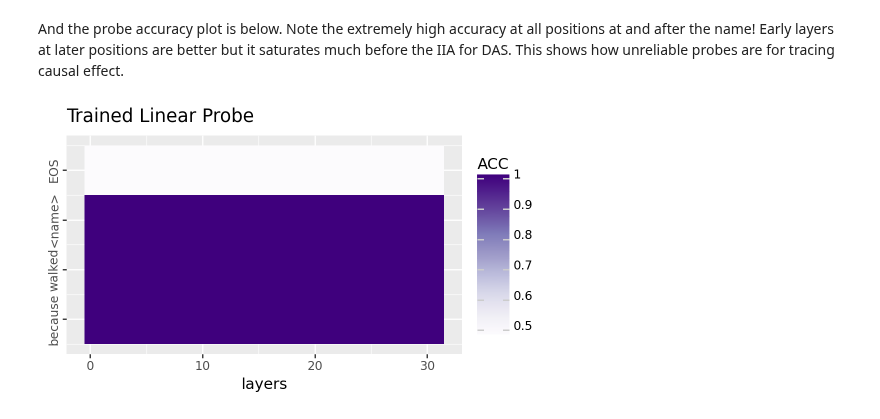
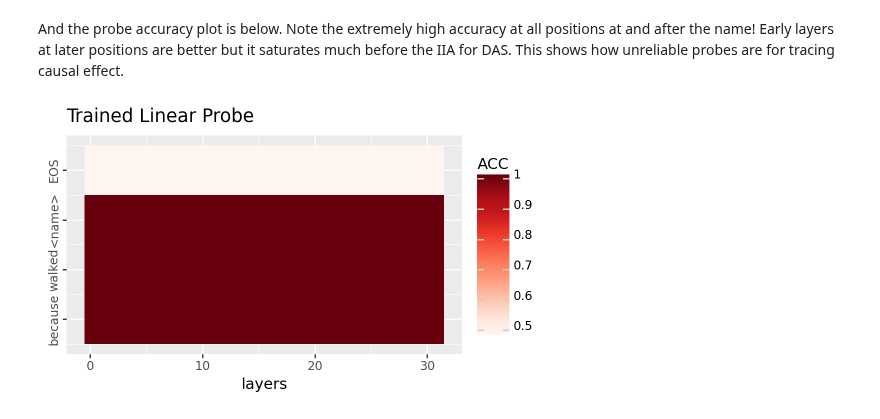
Before and after one commit to stanfordnlp/pyvene, a Jupyter notebook: tutorials/advanced_tutorials/Probing_Gender.ipynb, the cells around one changed output. Cells and saved outputs as stored; diff of their text form; code cells hidden in the pictures.

Commit message:
[Minor] Correcting the color of the plot

```diff
--- a/tutorials/advanced_tutorials/Probing_Gender.ipynb
+++ b/tutorials/advanced_tutorials/Probing_Gender.ipynb
@@ -644,27 +644,27 @@ And the probe accuracy plot is below. Note the extremely high accuracy at all po
 # %%
 df = pd.read_csv(f"./tutorial_data/pyvene_gender_probe.csv")
 df["layer"] = df["layer"].astype(int)
 df["pos"] = df["position"].astype(int)
 df["ACC"] = df["acc"].astype(float)
 
 custom_labels = ["EOS", "<name>", "walked", "because"]
 breaks = [0, 1, 2, 3]
 
 plot = (
     ggplot(df, aes(x="layer", y="pos"))
 
     + geom_tile(aes(fill="ACC"))
-    + scale_fill_cmap("Purples") + xlab("layers")
+    + scale_fill_cmap("Reds") + xlab("layers")
     + scale_y_reverse(
         limits = (-0.5, 3.5),
         breaks=breaks, labels=custom_labels)
     + theme(figure_size=(5, 3)) + ylab("")
     + theme(axis_text_y  = element_text(angle = 90, hjust = 1))
     + ggtitle("Trained Linear Probe")
 )
 ggsave(
     plot, filename=f"./tutorial_data/pyvene_gender_probe.pdf", dpi=200
 )
 print(plot)
 # %% [output]
-[figure, old version]
+[figure, new version]
```
